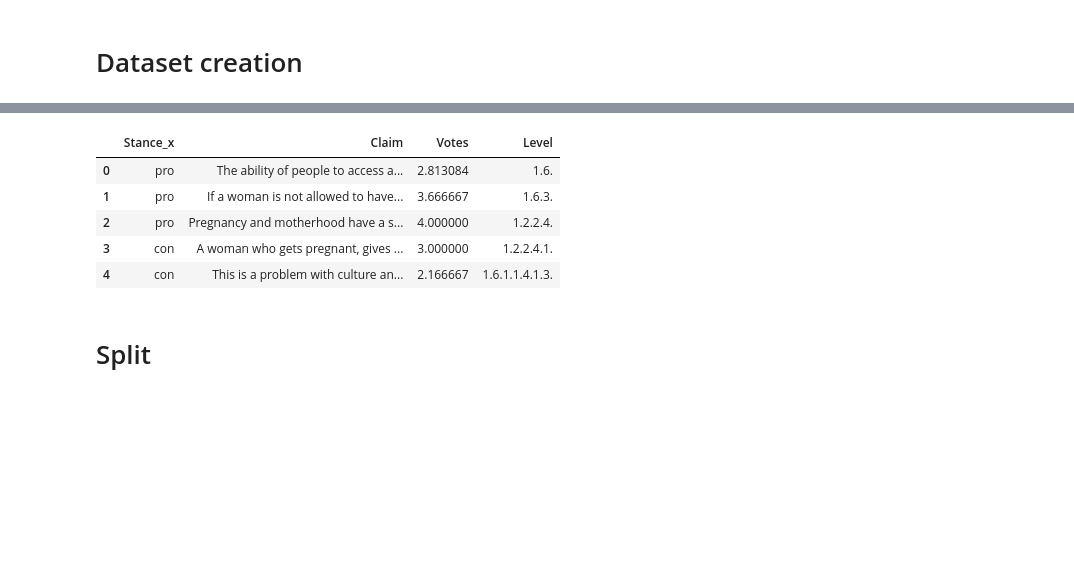
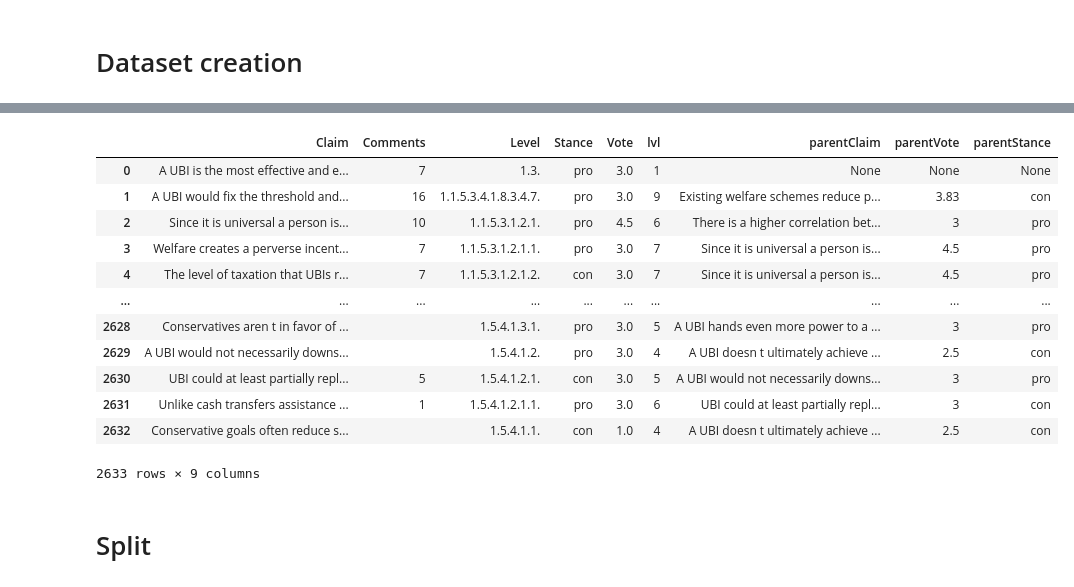
Before and after one commit to FedeSpu/argumentative-debates, a Jupyter notebook: argumentative-debates.ipynb, the cells around one changed output, grey strips where cells are left out. Drawn from its saved outputs; the diff is of its cells as text; code cells hidden in the pictures; blank space fills up the shorter version.

```diff
--- a/argumentative-debates.ipynb
+++ b/argumentative-debates.ipynb
@@ -87,0 +210,10 @@ dataset['Votes'] = dataset['Votes'].apply(lambda x: [int(a) for a in x])
+# %%
+df = pd.DataFrame()
+
+dataset = dataset_csv.merge(dataset_txt, on='Claim')
+dataset = dataset.drop_duplicates(['Claim']).reset_index(drop=True)
+dataset = dataset.drop(columns=['Stance_y'])
+dataset["Stance"] = dataset["Stance_x"]
+dataset = dataset.drop(columns=['Stance_x'])
+
+df = df.append(dataset, ignore_index=False)
@@ -88,14 +238,42 @@ dataset['Votes'] = dataset['Votes'].apply(lambda x: [int(a) for a in x])
 # %%
-dataset['Votes'] = dataset['Votes'].apply(lambda x: np.average([1,2,3,4,5], weights=[(a + 1e-8) for a in x], axis=0))
+df['Votes'] = df['Votes'].apply(lambda x: ast.literal_eval(x))
+df['Votes'] = df['Votes'].apply(lambda x: [int(a) for a in x])
+df['Vote'] = df['Votes'].apply(lambda x: np.average([1,2,3,4,5], weights=[(a + 1e-8) for a in x], axis=0))
+df['Vote'] = df['Vote'].apply(lambda x: np.around(x, 2))
+df = df.drop(columns=['Votes'])
+df['lvl'] = df["Level"].apply(lambda x: x.count(".") - 1)
-# %%
-dataset.head()
-# %% [output]
-|  | Stance_x | Claim | Votes | Level |
-| 0 | pro | The ability of people to access a... | 2.813084 | 1.6. |
-| 1 | pro | If a woman is not allowed to have... | 3.666667 | 1.6.3. |
-| 2 | pro | Pregnancy and motherhood have a s... | 4.000000 | 1.2.2.4. |
-| 3 | con | A woman who gets pregnant, gives ... | 3.000000 | 1.2.2.4.1. |
-| 4 | con | This is a problem with culture an... | 2.166667 | 1.6.1.1.4.1.3. |
+# %%
+def retrieveParentClaim(x):
+  parentLevel = x.rsplit('.', 2)[0] + '.'
+  return df.loc[df['Level']  == parentLevel]['Claim'].values[0] if (len(parentLevel) > 2) else "None"
+
+def retrieveParentVote(x):
+  parentLevel = x.rsplit('.', 2)[0] + '.'
+  return df.loc[df['Level']  == parentLevel]['Vote'].values[0] if (len(parentLevel) > 2) else "None"
+
+def retrieveParentStance(x):
+  parentLevel = x.rsplit('.', 2)[0] + '.'
+  return df.loc[df['Level']  == parentLevel]['Stance'].values[0] if (len(parentLevel) > 2) else "None"
+
+df["parentClaim"] = df['Level'].apply(lambda x: retrieveParentClaim(x))
+df["parentVote"] = df['Level'].apply(lambda x: retrieveParentVote(x))
+df["parentStance"] = df['Level'].apply(lambda x: retrieveParentStance(x))
+# %%
+df
+# %% [output]
+|  | Claim | Comments | Level | Stance | Vote | lvl | parentClaim | parentVote | parentStance |
+| 0 | A UBI is the most effective and e... | 7 | 1.3. | pro | 3.0 | 1 | None | None | None |
+| 1 | A UBI would fix the threshold and... | 16 | 1.1.5.3.4.1.8.3.4.7. | pro | 3.0 | 9 | Existing welfare schemes reduce p... | 3.83 | con |
+| 2 | Since it is universal a person is... | 10 | 1.1.5.3.1.2.1. | pro | 4.5 | 6 | There is a higher correlation bet... | 3 | pro |
+| 3 | Welfare creates a perverse incent... | 7 | 1.1.5.3.1.2.1.1. | pro | 3.0 | 7 | Since it is universal a person is... | 4.5 | pro |
+| 4 | The level of taxation that UBIs r... | 7 | 1.1.5.3.1.2.1.2. | con | 3.0 | 7 | Since it is universal a person is... | 4.5 | pro |
+| ... | ... | ... | ... | ... | ... | ... | ... | ... | ... |
+| 2628 | Conservatives aren t in favor of ... |  | 1.5.4.1.3.1. | pro | 3.0 | 5 | A UBI hands even more power to a ... | 3 | pro |
+| 2629 | A UBI would not necessarily downs... |  | 1.5.4.1.2. | pro | 3.0 | 4 | A UBI doesn t ultimately achieve ... | 2.5 | con |
+| 2630 | UBI could at least partially repl... | 5 | 1.5.4.1.2.1. | con | 3.0 | 5 | A UBI would not necessarily downs... | 3 | pro |
+| 2631 | Unlike cash transfers assistance ... | 1 | 1.5.4.1.2.1.1. | pro | 3.0 | 6 | UBI could at least partially repl... | 3 | con |
+| 2632 | Conservative goals often reduce s... |  | 1.5.4.1.1. | con | 1.0 | 4 | A UBI doesn t ultimately achieve ... | 2.5 | con |
+2633 rows × 9 columns
 # %% [markdown]
 # Split
 # %%
```
Also changed, not shown: parts of 35 cells of this notebook.
